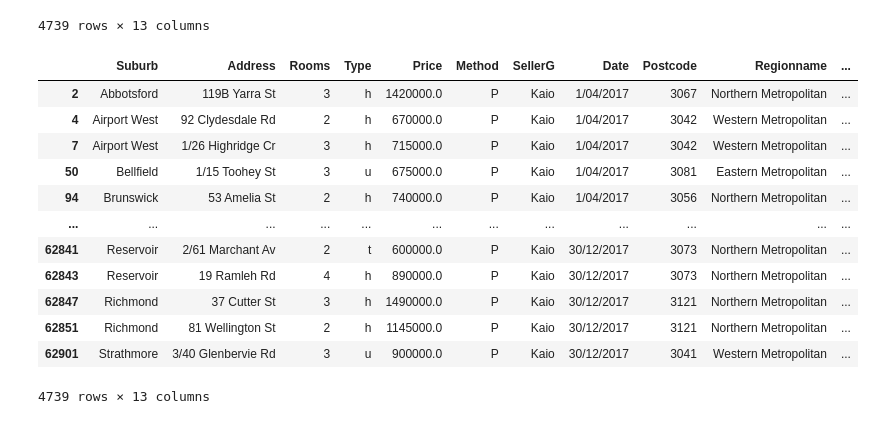
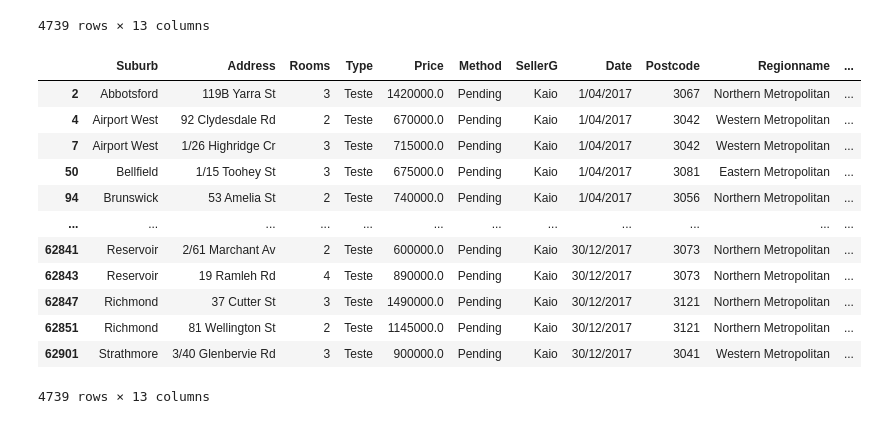
Before and after one commit to Kaio1394/Curso-ciencia-de-dados, a Jupyter notebook: Melbourne.ipynb, the cells around one changed output. Saved outputs shown, nothing was run; the diff lists cells and outputs as text; code cells hidden in the pictures.

```diff
--- a/Melbourne.ipynb
+++ b/Melbourne.ipynb
@@ -192,19 +187,20 @@ data.loc[data['SellerG'] == 'Kaio']
 | 62901 | Strathmore | 3/40 Glenbervie Rd | 3 | u | 900000.0 | VB | Kaio | 30/12/2017 | 3041 | Western Metropolitan | ... |
 4739 rows × 13 columns
 # %%
-data.loc[data['SellerG'] == 'Kaio', 'Method'] = 'P'
+# Alterando valores de mais de uma coluna
+data.loc[data['SellerG'] == 'Kaio', ['Method', 'Type']] = 'Pending', 'Teste'
 data.loc[data['SellerG'] == 'Kaio']
 # %% [output]
 |  | Suburb | Address | Rooms | Type | Price | Method | SellerG | Date | Postcode | Regionname | ... |
-| 2 | Abbotsford | 119B Yarra St | 3 | h | 1420000.0 | P | Kaio | 1/04/2017 | 3067 | Northern Metropolitan | ... |
-| 4 | Airport West | 92 Clydesdale Rd | 2 | h | 670000.0 | P | Kaio | 1/04/2017 | 3042 | Western Metropolitan | ... |
-| 7 | Airport West | 1/26 Highridge Cr | 3 | h | 715000.0 | P | Kaio | 1/04/2017 | 3042 | Western Metropolitan | ... |
-| 50 | Bellfield | 1/15 Toohey St | 3 | u | 675000.0 | P | Kaio | 1/04/2017 | 3081 | Eastern Metropolitan | ... |
-| 94 | Brunswick | 53 Amelia St | 2 | h | 740000.0 | P | Kaio | 1/04/2017 | 3056 | Northern Metropolitan | ... |
+| 2 | Abbotsford | 119B Yarra St | 3 | Teste | 1420000.0 | Pending | Kaio | 1/04/2017 | 3067 | Northern Metropolitan | ... |
+| 4 | Airport West | 92 Clydesdale Rd | 2 | Teste | 670000.0 | Pending | Kaio | 1/04/2017 | 3042 | Western Metropolitan | ... |
+| 7 | Airport West | 1/26 Highridge Cr | 3 | Teste | 715000.0 | Pending | Kaio | 1/04/2017 | 3042 | Western Metropolitan | ... |
+| 50 | Bellfield | 1/15 Toohey St | 3 | Teste | 675000.0 | Pending | Kaio | 1/04/2017 | 3081 | Eastern Metropolitan | ... |
+| 94 | Brunswick | 53 Amelia St | 2 | Teste | 740000.0 | Pending | Kaio | 1/04/2017 | 3056 | Northern Metropolitan | ... |
 | ... | ... | ... | ... | ... | ... | ... | ... | ... | ... | ... | ... |
-| 62841 | Reservoir | 2/61 Marchant Av | 2 | t | 600000.0 | P | Kaio | 30/12/2017 | 3073 | Northern Metropolitan | ... |
-| 62843 | Reservoir | 19 Ramleh Rd | 4 | h | 890000.0 | P | Kaio | 30/12/2017 | 3073 | Northern Metropolitan | ... |
-| 62847 | Richmond | 37 Cutter St | 3 | h | 1490000.0 | P | Kaio | 30/12/2017 | 3121 | Northern Metropolitan | ... |
-| 62851 | Richmond | 81 Wellington St | 2 | h | 1145000.0 | P | Kaio | 30/12/2017 | 3121 | Northern Metropolitan | ... |
-| 62901 | Strathmore | 3/40 Glenbervie Rd | 3 | u | 900000.0 | P | Kaio | 30/12/2017 | 3041 | Western Metropolitan | ... |
+| 62841 | Reservoir | 2/61 Marchant Av | 2 | Teste | 600000.0 | Pending | Kaio | 30/12/2017 | 3073 | Northern Metropolitan | ... |
+| 62843 | Reservoir | 19 Ramleh Rd | 4 | Teste | 890000.0 | Pending | Kaio | 30/12/2017 | 3073 | Northern Metropolitan | ... |
+| 62847 | Richmond | 37 Cutter St | 3 | Teste | 1490000.0 | Pending | Kaio | 30/12/2017 | 3121 | Northern Metropolitan | ... |
+| 62851 | Richmond | 81 Wellington St | 2 | Teste | 1145000.0 | Pending | Kaio | 30/12/2017 | 3121 | Northern Metropolitan | ... |
+| 62901 | Strathmore | 3/40 Glenbervie Rd | 3 | Teste | 900000.0 | Pending | Kaio | 30/12/2017 | 3041 | Western Metropolitan | ... |
 4739 rows × 13 columns
```
Also changed, not shown: parts of 6 cells of this notebook.
